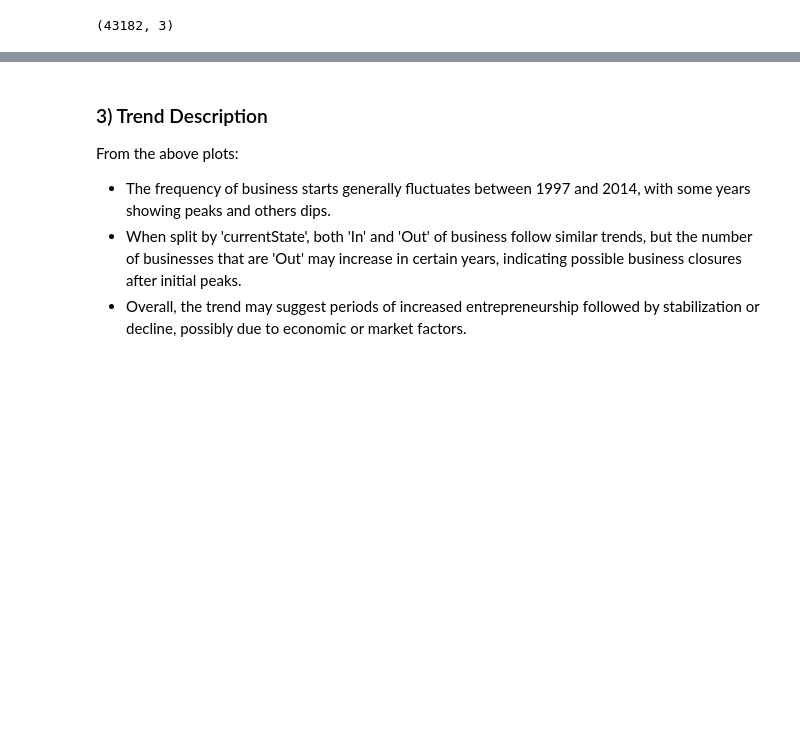
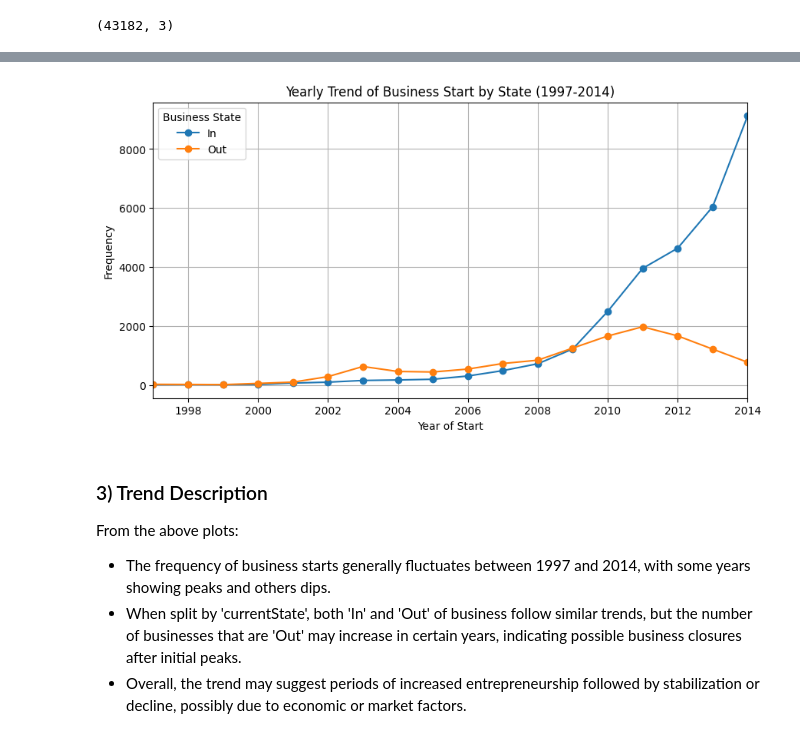
Before and after one commit to Shashank-3002/AI-ML, a Jupyter notebook: Exercies/assignment.ipynb, the cells around one changed output, grey strips where cells are left out. Saved outputs shown, nothing was run; the diff lists cells and outputs as text; code cells hidden in the pictures; blank space fills up the shorter version.

```diff
--- a/Exercies/assignment.ipynb
+++ b/Exercies/assignment.ipynb
@@ -234,17 +253,19 @@ plt.show()
 # %%
 # 2) Split by 'currentState' and plot yearly trends
 plt.figure(figsize=(10,5))
 for state in ['In', 'Out']:
-    state_freq = df[df['currentState'] == state]['yearOfStart'].value_counts().sort_index()
+    state_freq = df[df['Current State'] == state]['Year of Start'].value_counts().sort_index()
     state_freq = state_freq.loc[1997:2014]  # restrict to 1997-2014
     plt.plot(state_freq.index, state_freq.values, marker='o', label=state)
 plt.title("Yearly Trend of Business Start by State (1997-2014)")
 plt.xlabel("Year of Start")
 plt.ylabel("Frequency")
 plt.xlim(1997, 2014)
 plt.legend(title='Business State')
 plt.grid(True)
 plt.show()
+# %% [output]
+[figure, added]
 # %% [markdown]
 ### 3) Trend Description
 From the above plots:
```
Also changed, not shown: parts of 1 cell of this notebook, 2 other files.
